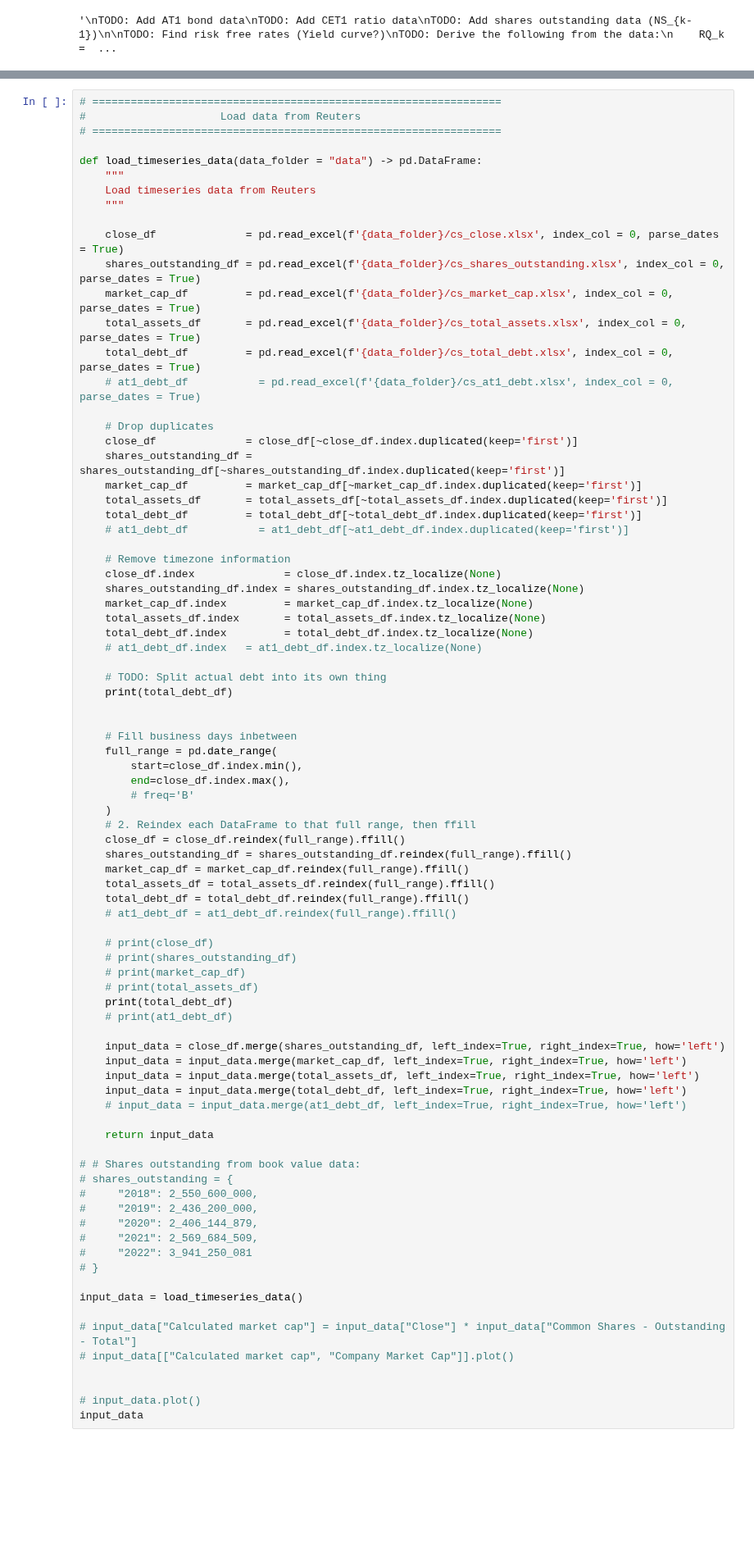
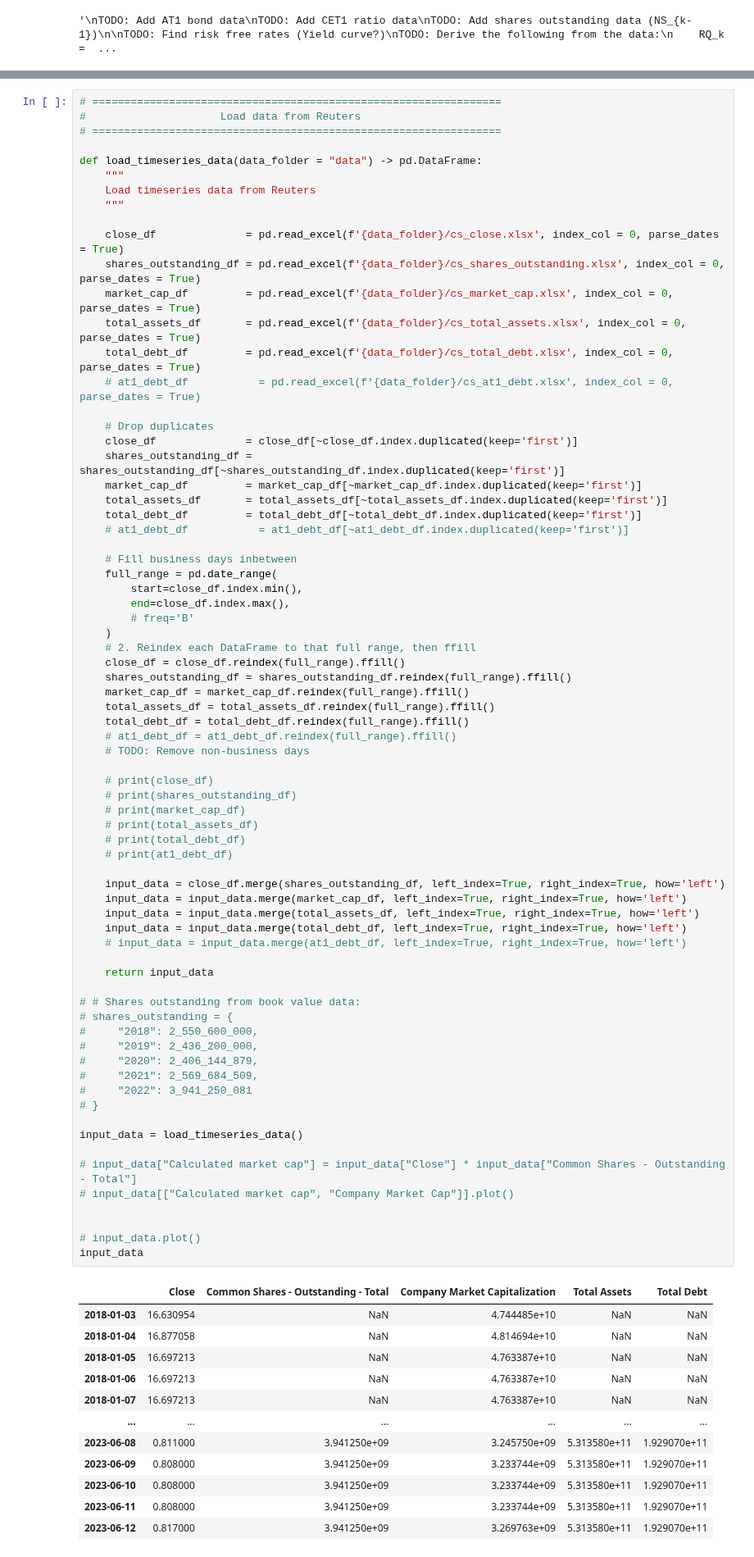
Before and after one commit to steinarb1234/DCL_coco_bond, a Jupyter notebook: main.ipynb, the cells around one changed output, grey strips where cells are left out. Shown at 82% size. Drawn from its saved outputs; the diff is of its cells as text; blank space fills up the shorter version.

```diff
--- a/main.ipynb
+++ b/main.ipynb
@@ -65,18 +65,6 @@ def load_timeseries_data(data_folder = "data") -> pd.DataFrame:
     total_debt_df         = total_debt_df[~total_debt_df.index.duplicated(keep='first')]
     # at1_debt_df           = at1_debt_df[~at1_debt_df.index.duplicated(keep='first')]
 
-    # Remove timezone information
-    close_df.index              = close_df.index.tz_localize(None)
-    shares_outstanding_df.index = shares_outstanding_df.index.tz_localize(None)
-    market_cap_df.index         = market_cap_df.index.tz_localize(None)
-    total_assets_df.index       = total_assets_df.index.tz_localize(None)
-    total_debt_df.index         = total_debt_df.index.tz_localize(None)
-    # at1_debt_df.index   = at1_debt_df.index.tz_localize(None)
-
-    # TODO: Split actual debt into its own thing
-    print(total_debt_df)
-
-
     # Fill business days inbetween
     full_range = pd.date_range(
         start=close_df.index.min(),
@@ -90,37 +78,50 @@ def load_timeseries_data(data_folder = "data") -> pd.DataFrame:
     total_assets_df = total_assets_df.reindex(full_range).ffill()
     total_debt_df = total_debt_df.reindex(full_range).ffill()
     # at1_debt_df = at1_debt_df.reindex(full_range).ffill()
+    # TODO: Remove non-business days
 
     # print(close_df)
     # print(shares_outstanding_df)
     # print(market_cap_df)
     # print(total_assets_df)
-    print(total_debt_df)
+    # print(total_debt_df)
     # print(at1_debt_df)
 
     input_data = close_df.merge(shares_outstanding_df, left_index=True, right_index=True, how='left')
     input_data = input_data.merge(market_cap_df, left_index=True, right_index=True, how='left')
     input_data = input_data.merge(total_assets_df, left_index=True, right_index=True, how='left')
     input_data = input_data.merge(total_debt_df, left_index=True, right_index=True, how='left')
     # input_data = input_data.merge(at1_debt_df, left_index=True, right_index=True, how='left')
 
     return input_data
 
 # # Shares outstanding from book value data:
 # shares_outstanding = {
 #     "2018": 2_550_600_000,
 #     "2019": 2_436_200_000,
 #     "2020": 2_406_144_879,
 #     "2021": 2_569_684_509,
 #     "2022": 3_941_250_081
 # }
 
 input_data = load_timeseries_data()
 
 # input_data["Calculated market cap"] = input_data["Close"] * input_data["Common Shares - Outstanding - Total"]
 # input_data[["Calculated market cap", "Company Market Cap"]].plot()
 
 
 # input_data.plot()
 input_data
 # %% [output]
+|  | Close | Common Shares - Outstanding - Total | Company Market Capitalization | Total Assets | Total Debt |
+| 2018-01-03 | 16.630954 | NaN | 4.744485e+10 | NaN | NaN |
+| 2018-01-04 | 16.877058 | NaN | 4.814694e+10 | NaN | NaN |
+| 2018-01-05 | 16.697213 | NaN | 4.763387e+10 | NaN | NaN |
+| 2018-01-06 | 16.697213 | NaN | 4.763387e+10 | NaN | NaN |
+| 2018-01-07 | 16.697213 | NaN | 4.763387e+10 | NaN | NaN |
+| ... | ... | ... | ... | ... | ... |
+| 2023-06-08 | 0.811000 | 3.941250e+09 | 3.245750e+09 | 5.313580e+11 | 1.929070e+11 |
+| 2023-06-09 | 0.808000 | 3.941250e+09 | 3.233744e+09 | 5.313580e+11 | 1.929070e+11 |
+| 2023-06-10 | 0.808000 | 3.941250e+09 | 3.233744e+09 | 5.313580e+11 | 1.929070e+11 |
+| 2023-06-11 | 0.808000 | 3.941250e+09 | 3.233744e+09 | 5.313580e+11 | 1.929070e+11 |
+| 2023-06-12 | 0.817000 | 3.941250e+09 | 3.269763e+09 | 5.313580e+11 | 1.929070e+11 |
```
Also changed, not shown: parts of 2 cells of this notebook, 6 other files.
